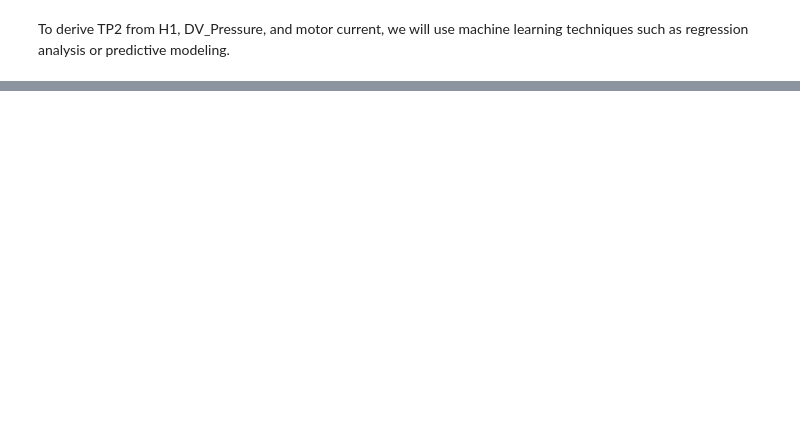
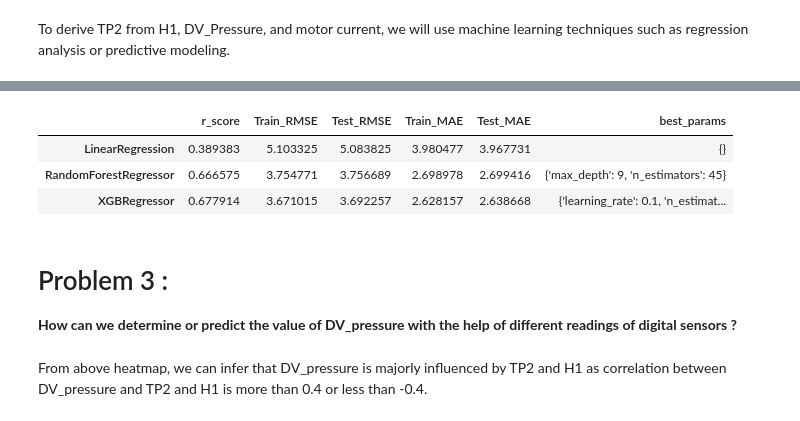
Before and after one commit to Maulik2493/IT496-T18, a Jupyter notebook: Final_Project/Final_Project.ipynb, the cells around one changed output, grey strips where cells are left out. Cells and saved outputs as stored; diff of their text form; code cells hidden in the pictures; blank space fills up the shorter version.

```diff
--- a/Final_Project/Final_Project.ipynb
+++ b/Final_Project/Final_Project.ipynb
@@ -272,0 +351,2 @@ ModuleNotFoundError: No module named 'sklearn'
+# %%
+model_results = eval_models()
@@ -272,0 +369,12 @@ ModuleNotFoundError: No module named 'sklearn'
+# %%
+model_results
+# %% [output]
+|  | r_score | Train_RMSE | Test_RMSE | Train_MAE | Test_MAE | best_params |
+| LinearRegression | 0.389383 | 5.103325 | 5.083825 | 3.980477 | 3.967731 | {} |
+| RandomForestRegressor | 0.666575 | 3.754771 | 3.756689 | 2.698978 | 2.699416 | {'max_depth': 9, 'n_estimators': 45} |
+| XGBRegressor | 0.677914 | 3.671015 | 3.692257 | 2.628157 | 2.638668 | {'learning_rate': 0.1, 'n_estimat... |
+# %% [markdown]
+# Problem 3 :
+**How can we determine or predict the value of DV_pressure with the help of different readings of digital sensors ?**
+# %% [markdown]
+From above heatmap, we can infer that DV_pressure is majorly influenced by TP2 and H1 as correlation between DV_pressure and TP2 and H1 is more than 0.4 or less than -0.4.
```
Also changed, not shown: parts of 27 cells of this notebook.
